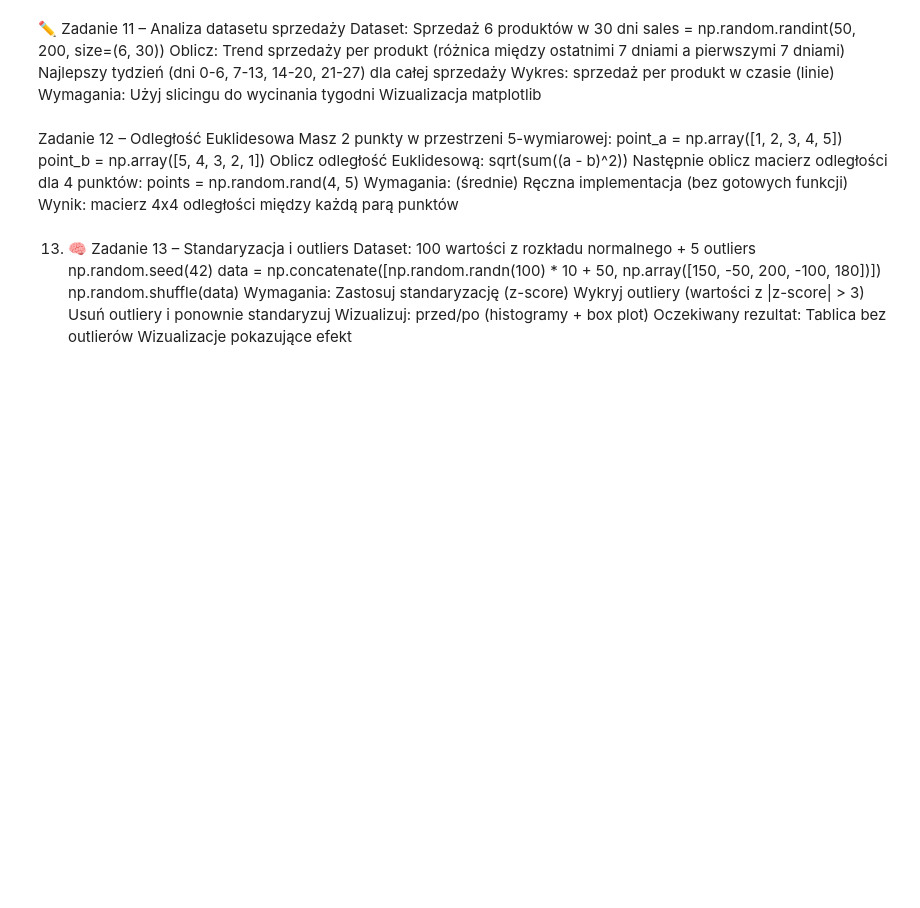
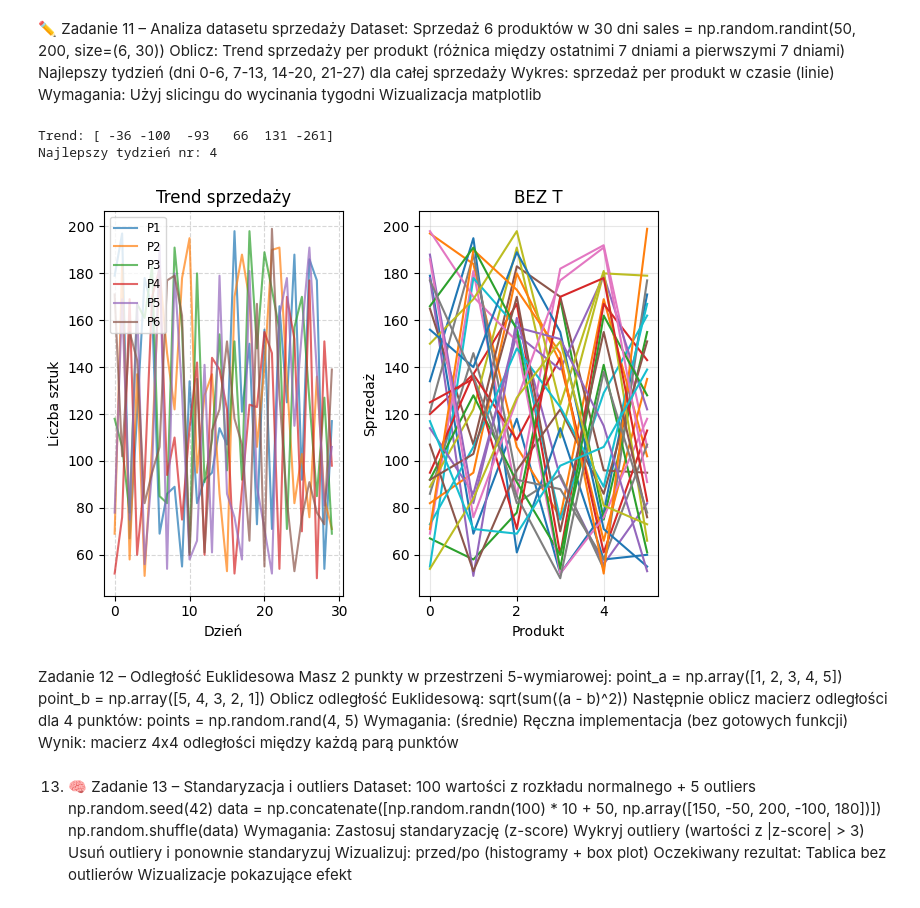
Before and after one commit to EwelinaNiewczas00/end-to-end-data-science, a Jupyter notebook: Prace_Domowe/Ćwiczenia_10.ipynb, the cells around one changed output. Cells and saved outputs as stored; diff of their text form; code cells hidden in the pictures; blank space fills up the shorter version.

```diff
--- a/Prace_Domowe/Ćwiczenia_10.ipynb
+++ b/Prace_Domowe/Ćwiczenia_10.ipynb
@@ -1098,6 +1501,49 @@ Wykres: sprzedaż per produkt w czasie (linie)
 Wymagania:
 Użyj slicingu do wycinania tygodni
 Wizualizacja matplotlib
+# %%
+import numpy as np
+import matplotlib.pyplot as plt
+
+sales = np.random.randint(50, 200, size=(6, 30))
+#6 wierszy (axis=0) produkty, 30 dni (axis=1)
+
+trend = sales[:, -7:].sum(axis=1) - sales[:, :7].sum(axis=1)
+
+print(f"Trend: {trend}")
+
+tygodnie = [
+    sales[:, 0:7].sum(),
+    sales[:, 7:14].sum(),
+    sales[:, 14:21].sum(),
+    sales[:, 21:28].sum()
+    ]
+print(f"Najlepszy tydzień nr: {np.argmax(tygodnie) + 1}")
+
+plt.subplot(1, 2, 1)
+plt.plot(sales.T, alpha=0.7)
+plt.title("Trend sprzedaży")
+plt.xlabel("Dzień")
+plt.ylabel("Liczba sztuk")
+plt.legend([f"P{i+1}" for i in range(6)], loc='upper left', fontsize='small')
+plt.grid(True, linestyle='--', alpha=0.5)
+
+
+plt.subplot(1, 2, 2)
+plt.plot(sales)
+plt.title("BEZ T")
+plt.xlabel("Produkt")
+plt.ylabel("Sprzedaż")
+plt.grid(True, alpha=0.3)
+
+
+
+plt.tight_layout()
+plt.show()
+# %% [output]
+Trend: [ -36 -100  -93   66  131 -261]
+Najlepszy tydzień nr: 4
+[figure, added]
 # %% [markdown]
 Zadanie 12 – Odległość Euklidesowa
 Masz 2 punkty w przestrzeni 5-wymiarowej:
```
Also changed, not shown: parts of 14 cells of this notebook.
